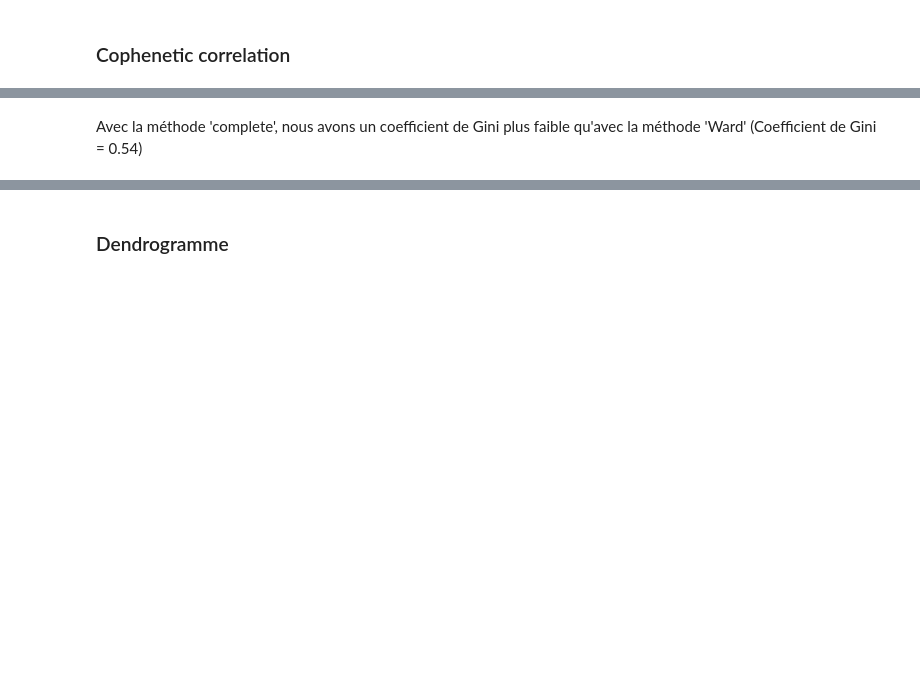
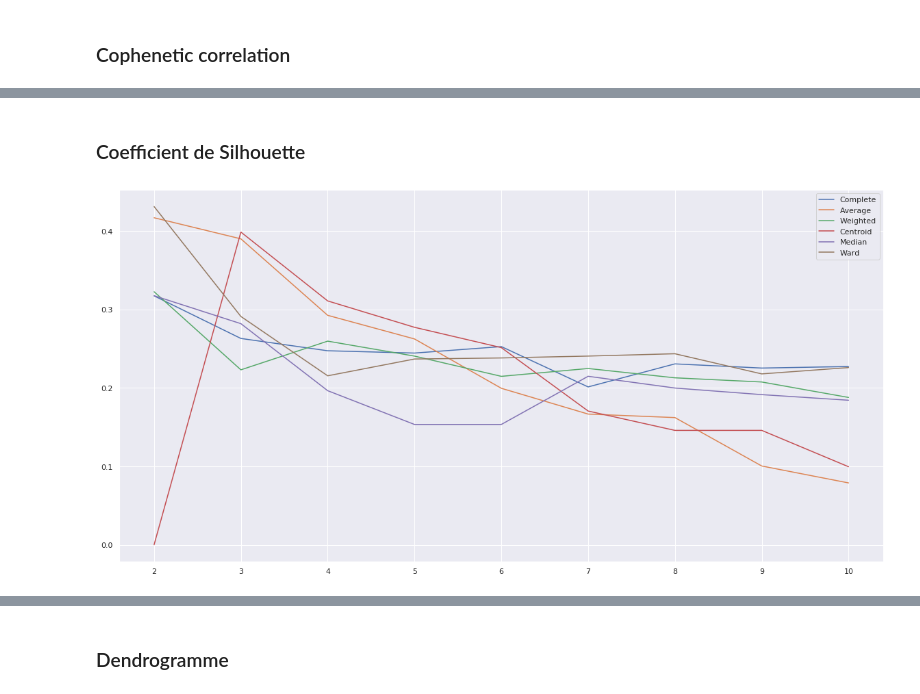
Before and after one commit to FranckDELRUE/FranckDELRUE-OCR-Project-5-DAn-Python, a Jupyter notebook: P5_02_Code.ipynb, the cells around one changed output, grey strips where cells are left out. Saved outputs shown, nothing was run; the diff lists cells and outputs as text; code cells hidden in the pictures; blank space fills up the shorter version.

```diff
--- a/P5_02_Code.ipynb
+++ b/P5_02_Code.ipynb
@@ -171,2 +169,2 @@ plt.show()
-# %% [markdown]
-Avec la méthode 'complete', nous avons un coefficient de Gini plus faible qu'avec la méthode 'Ward' (Coefficient de Gini = 0.54)
+# %% [markdown]
+### Coefficient de Silhouette
@@ -172,0 +188,7 @@ Avec la méthode 'complete', nous avons un coefficient de Gini plus faible qu'av
+# %%
+fig = plt.figure(figsize=(20,10))
+
+for i in range(1,7):
+    sns.lineplot(y=silhouette.iloc[i, :].values, x=silhouette.iloc[i, :].index, label=methods[i])
+# %% [output]
+[figure, added]
```
Also changed, not shown: parts of 42 cells of this notebook, 1 other file.
